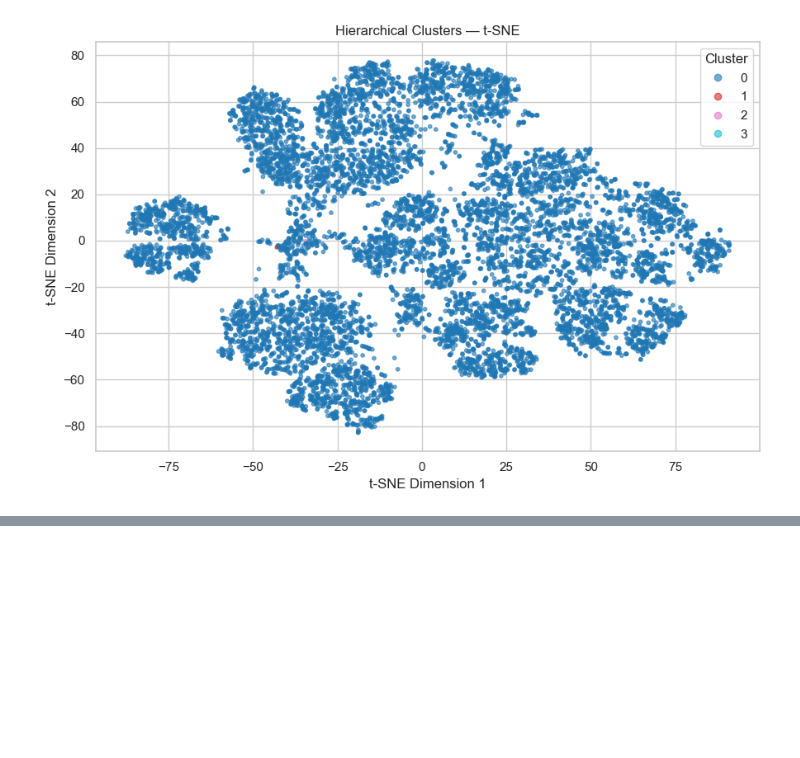
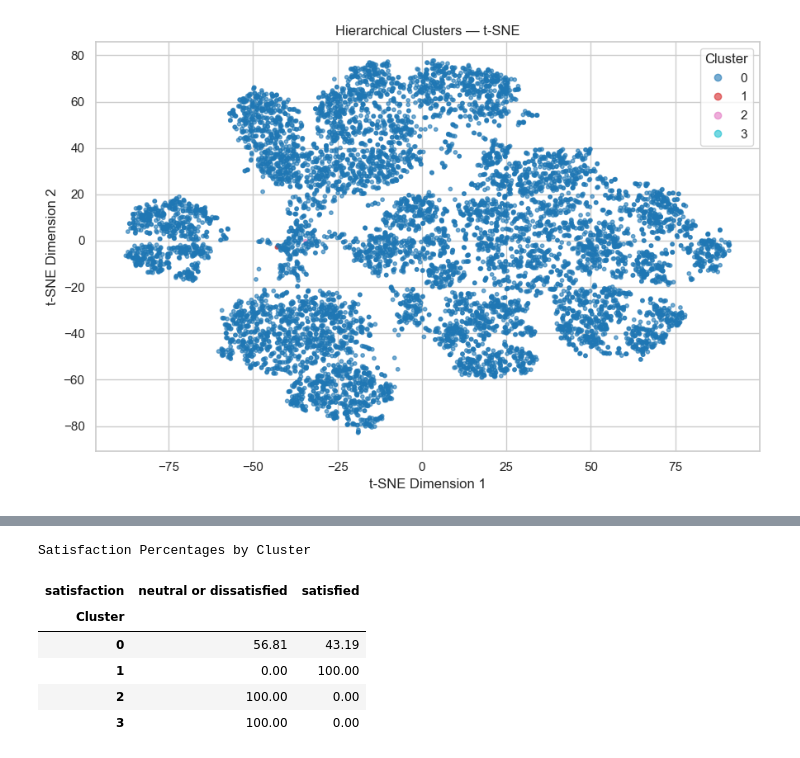
Before and after one commit to Meghana-PV/ml_caseStudy, a Jupyter notebook: notebooks/clustering.ipynb, the cells around one changed output, grey strips where cells are left out. Cells and saved outputs as stored; diff of their text form; code cells hidden in the pictures; blank space fills up the shorter version.

```diff
--- a/notebooks/clustering.ipynb
+++ b/notebooks/clustering.ipynb
@@ -880,0 +943,20 @@ plt.show()
+# %%
+if "satisfaction" in profile_data.columns:
+
+    satisfaction_percentages = pd.crosstab(
+        profile_data["Cluster"],
+        profile_data["satisfaction"],
+        normalize="index"
+    ) * 100
+
+    print("Satisfaction Percentages by Cluster")
+
+    display(satisfaction_percentages.round(2))
+# %% [output]
+Satisfaction Percentages by Cluster
+| satisfaction | neutral or dissatisfied | satisfied |
+| Cluster |  |  |
+| 0 | 56.81 | 43.19 |
+| 1 | 0.00 | 100.00 |
+| 2 | 100.00 | 0.00 |
+| 3 | 100.00 | 0.00 |
```
Also changed, not shown: parts of 4 cells of this notebook.
